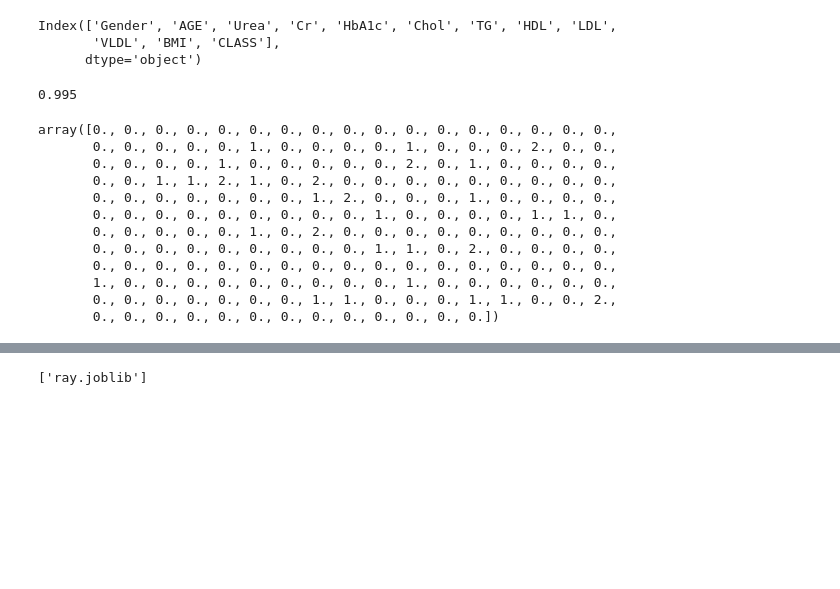
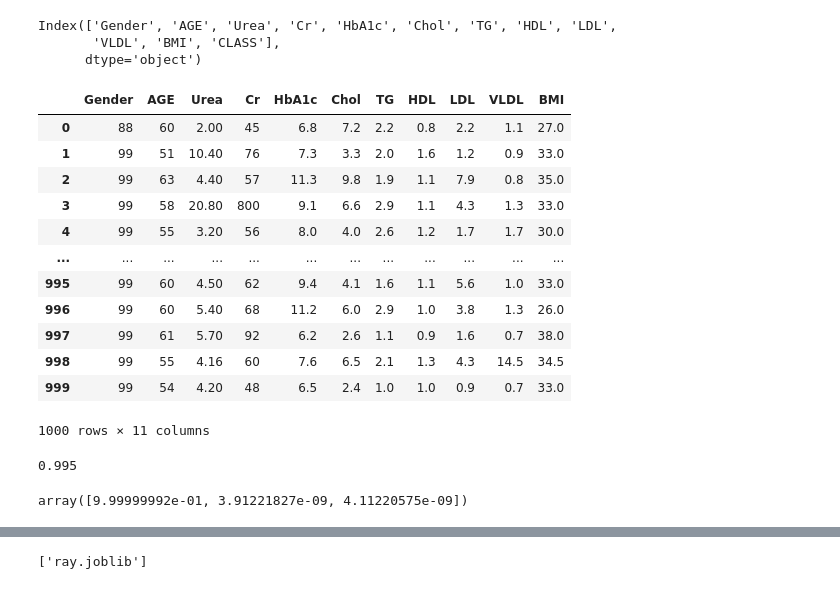
Before and after one commit to silprosa/origin-hackton, a Jupyter notebook: orign.ipynb, the cells around one changed output, grey strips where cells are left out. Cells and saved outputs as stored; diff of their text form; code cells hidden in the pictures; blank space fills up the shorter version.

```diff
--- a/orign.ipynb
+++ b/orign.ipynb
@@ -174,6 +174,22 @@ Index(['Gender', 'AGE', 'Urea', 'Cr', 'HbA1c', 'Chol', 'TG', 'HDL', 'LDL',
 # %%
 x=df.drop('CLASS',axis=1)
 y= df['CLASS']
+# %%
+x
+# %% [output]
+|  | Gender | AGE | Urea | Cr | HbA1c | Chol | TG | HDL | LDL | VLDL | BMI |
+| 0 | 88 | 60 | 2.00 | 45 | 6.8 | 7.2 | 2.2 | 0.8 | 2.2 | 1.1 | 27.0 |
+| 1 | 99 | 51 | 10.40 | 76 | 7.3 | 3.3 | 2.0 | 1.6 | 1.2 | 0.9 | 33.0 |
+| 2 | 99 | 63 | 4.40 | 57 | 11.3 | 9.8 | 1.9 | 1.1 | 7.9 | 0.8 | 35.0 |
+| 3 | 99 | 58 | 20.80 | 800 | 9.1 | 6.6 | 2.9 | 1.1 | 4.3 | 1.3 | 33.0 |
+| 4 | 99 | 55 | 3.20 | 56 | 8.0 | 4.0 | 2.6 | 1.2 | 1.7 | 1.7 | 30.0 |
+| ... | ... | ... | ... | ... | ... | ... | ... | ... | ... | ... | ... |
+| 995 | 99 | 60 | 4.50 | 62 | 9.4 | 4.1 | 1.6 | 1.1 | 5.6 | 1.0 | 33.0 |
+| 996 | 99 | 60 | 5.40 | 68 | 11.2 | 6.0 | 2.9 | 1.0 | 3.8 | 1.3 | 26.0 |
+| 997 | 99 | 61 | 5.70 | 92 | 6.2 | 2.6 | 1.1 | 0.9 | 1.6 | 0.7 | 38.0 |
+| 998 | 99 | 55 | 4.16 | 60 | 7.6 | 6.5 | 2.1 | 1.3 | 4.3 | 14.5 | 34.5 |
+| 999 | 99 | 54 | 4.20 | 48 | 6.5 | 2.4 | 1.0 | 1.0 | 0.9 | 0.7 | 33.0 |
+1000 rows × 11 columns
 # %%
 from sklearn.model_selection import train_test_split
 x_train,x_test,y_train,y_test = train_test_split(x,y,test_size=0.2,random_state=42)
@@ -190,18 +206,8 @@ import pickle as pkl
 with open("orign.pkl","wb") as file:
     pkl.dump(rfc,file=file)
 # %%
-y_pred=rfc.predict(x_test)
-y_pred
+y_pred=rfc.predict_proba(x_test)
+
+y_pred[0]
 # %% [output]
-array([0., 0., 0., 0., 0., 0., 0., 0., 0., 0., 0., 0., 0., 0., 0., 0., 0.,
-       0., 0., 0., 0., 0., 1., 0., 0., 0., 0., 1., 0., 0., 0., 2., 0., 0.,
-       0., 0., 0., 0., 1., 0., 0., 0., 0., 0., 2., 0., 1., 0., 0., 0., 0.,
-       0., 0., 1., 1., 2., 1., 0., 2., 0., 0., 0., 0., 0., 0., 0., 0., 0.,
-       0., 0., 0., 0., 0., 0., 0., 1., 2., 0., 0., 0., 1., 0., 0., 0., 0.,
-       0., 0., 0., 0., 0., 0., 0., 0., 0., 1., 0., 0., 0., 0., 1., 1., 0.,
-       0., 0., 0., 0., 0., 1., 0., 2., 0., 0., 0., 0., 0., 0., 0., 0., 0.,
-       0., 0., 0., 0., 0., 0., 0., 0., 0., 1., 1., 0., 2., 0., 0., 0., 0.,
-       0., 0., 0., 0., 0., 0., 0., 0., 0., 0., 0., 0., 0., 0., 0., 0., 0.,
-       1., 0., 0., 0., 0., 0., 0., 0., 0., 0., 1., 0., 0., 0., 0., 0., 0.,
-       0., 0., 0., 0., 0., 0., 0., 1., 1., 0., 0., 0., 1., 1., 0., 0., 2.,
-       0., 0., 0., 0., 0., 0., 0., 0., 0., 0., 0., 0., 0.])
+array([9.99999992e-01, 3.91221827e-09, 4.11220575e-09])
```
Also changed, not shown: parts of 1 cell of this notebook, 5 other files.
